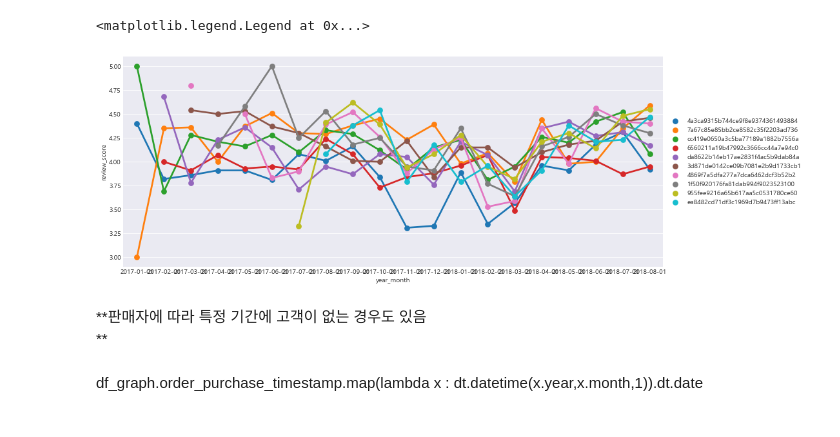
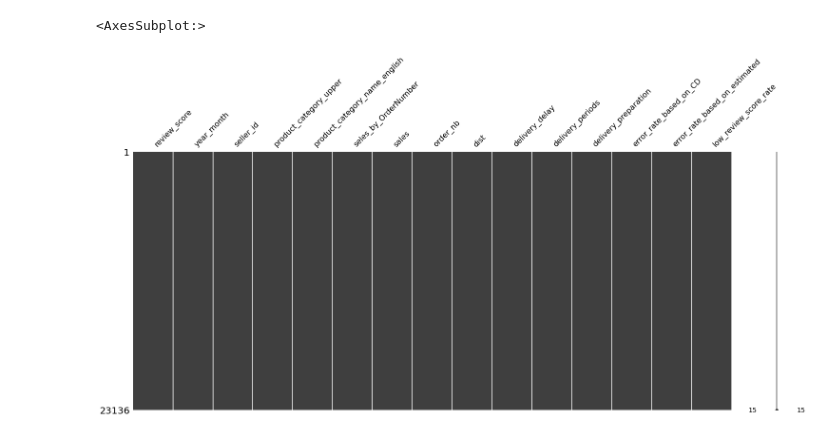
Before and after one commit to changyong93/project_Brazilian-E-Commerce-Public-Dataset-by-Olist, a Jupyter notebook: Untitled2.ipynb, the cells around one changed output. Cells and saved outputs as stored; diff of their text form; code cells hidden in the pictures.

```diff
--- a/Untitled2.ipynb
+++ b/Untitled2.ipynb
@@ -3,22 +0,0 @@
-# %%
-import pandas as pd
-import numpy as np
-import matplotlib.pyplot as plt
-import seaborn as sns
-import warnings
-import missingno as msno
-import os
-from datetime import datetime, timedelta
-import datetime as dt
-import calendar
-import time
-from haversine import haversine #위경도 거리 계산
-from functools import partial #데이터프레임에서 다중 컬럼을 이용하여 map or apply 사용을 위해 함수 조건 적용
-from dateutil.relativedelta import relativedelta # sql add_month와 유사 역할
-plt.style.use("seaborn-darkgrid")
-plt.rc("font",family = "Malgun Gothic")
-plt.rc("axes",unicode_minus = False)
-
-warnings.filterwarnings(action = "ignore")
-pd.options.display.max_rows=100
-pd.options.display.max_columns = 100
@@ -1017,18 +0,0 @@ seller_cat_nb.sort_values("seller_id").plot.barh(figsize = (12,6))
-# %%
-#상품 판매 건수가 많은 상위 10명의 판매자
-seller_review_score = df_graph.groupby(["seller_id"]).review_score.agg(["mean","count"]).reset_index()
-seller_top10_list = seller_review_score.sort_values("count", ascending = False).head(10).seller_id.tolist()
-
-seller_top10_review_mean = df_graph[df_graph.seller_id.isin(seller_top10_list)].groupby(["year_month","seller_id"]).review_score.mean().reset_index().round(2)
-plt.subplots(figsize = (15,6))
-# seller_top10_review_mean
-sns.pointplot(data = seller_top10_review_mean, x="year_month",y="review_score",hue = "seller_id")
-plt.legend(loc='center left', bbox_to_anchor=(1, 0.5))
-# %% [output]
-<matplotlib.legend.Legend at 0x...>
-[figure, removed]
-# %% [markdown]
-**판매자에 따라 특정 기간에 고객이 없는 경우도 있음
-**
-# %% [markdown]
-df_graph.order_purchase_timestamp.map(lambda x : dt.datetime(x.year,x.month,1)).dt.date
@@ -1034,0 +8,7 @@ df_graph.order_purchase_timestamp.map(lambda x : dt.datetime(x.year,x.month,1)).
+# %%
+df = pd.read_excel("df_model.xlsx")
+# %%
+ms.missingno.matrix(df)
+# %% [output]
+<AxesSubplot:>
+[figure, added]
```
Also changed, not shown: parts of 144 cells of this notebook.
